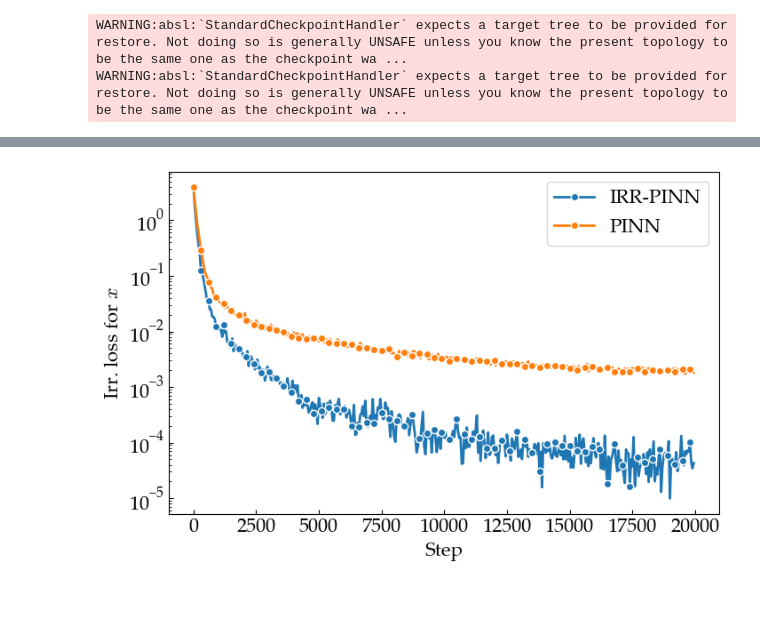
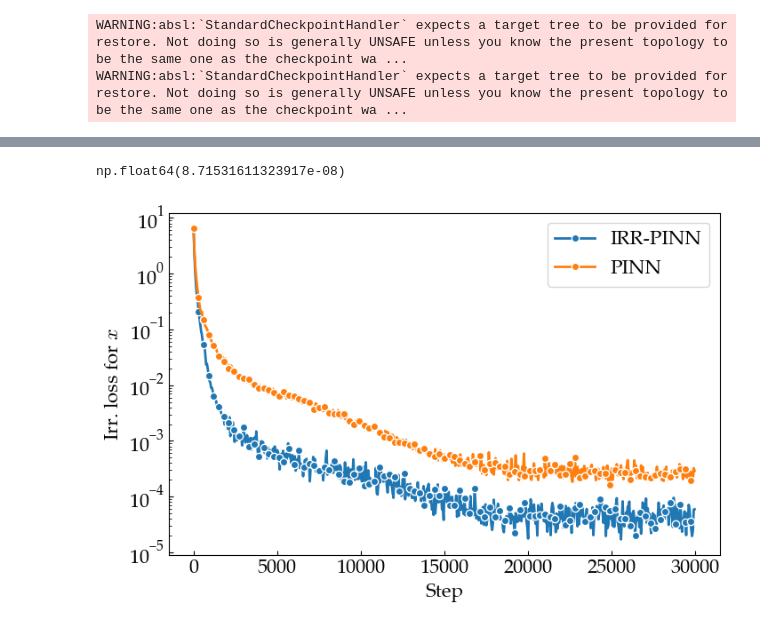
Before and after one commit to NanxiiChen/irr-pinns, a Jupyter notebook: examples/fisher/eval.ipynb, the cells around one changed output, grey strips where cells are left out. Drawn from its saved outputs; the diff is of its cells as text; code cells hidden in the pictures; blank space fills up the shorter version.

```diff
--- a/examples/fisher/eval.ipynb
+++ b/examples/fisher/eval.ipynb
@@ -259,19 +385,23 @@ plt.savefig("figures/fisher-irrlosst-log.png", dpi=300, bbox_inches="tight")
+# %%
+error_log["Value"].min()
+# %% [output]
+np.float64(8.71531611323917e-08)
 # %%
 import pandas as pd
 
-error_log = pd.read_csv("./logs-eval/run-fisher_irr_baseline-tag-loss_irr_x.csv")
-error_log_noirr = pd.read_csv("./logs-eval/run-fisher_noirr_baseline-tag-loss_irr_x.csv")
+error_log = pd.read_csv("./logs-eval/run-fisher_irr_baseline2-tag-loss_irr_x.csv")
+error_log_noirr = pd.read_csv("./logs-eval/run-fisher_noirr_baseline2-tag-loss_irr_x.csv")
 
-error_log = error_log[error_log["Step"] < 20000]
-error_log_noirr = error_log_noirr[error_log_noirr["Step"] < 20000]
+error_log = error_log[error_log["Step"] < 30000]
+error_log_noirr = error_log_noirr[error_log_noirr["Step"] < 30000]
 
 fig, ax = plt.subplots(figsize=(8, 5))
 ax.plot(error_log["Step"], error_log["Value"], label="IRR-PINN", lw=2, markevery=6,
         marker="o", markeredgecolor="white", markersize=6, markeredgewidth=1)
 ax.plot(error_log_noirr["Step"], error_log_noirr["Value"], label="PINN", lw=2,markevery=6,
         marker="o", markeredgecolor="white", markersize=6, markeredgewidth=1)
 ax.set(ylabel="Irr. loss for $x$", xlabel="Step", yscale="log")
 ax.legend(loc="upper right",)
 plt.savefig("figures/fisher-irrlossx-log.png", dpi=300, bbox_inches="tight")
 # %% [output]
-[figure, old version]
+[figure, new version]
```
Also changed, not shown: parts of 12 cells of this notebook, 16 other files.
